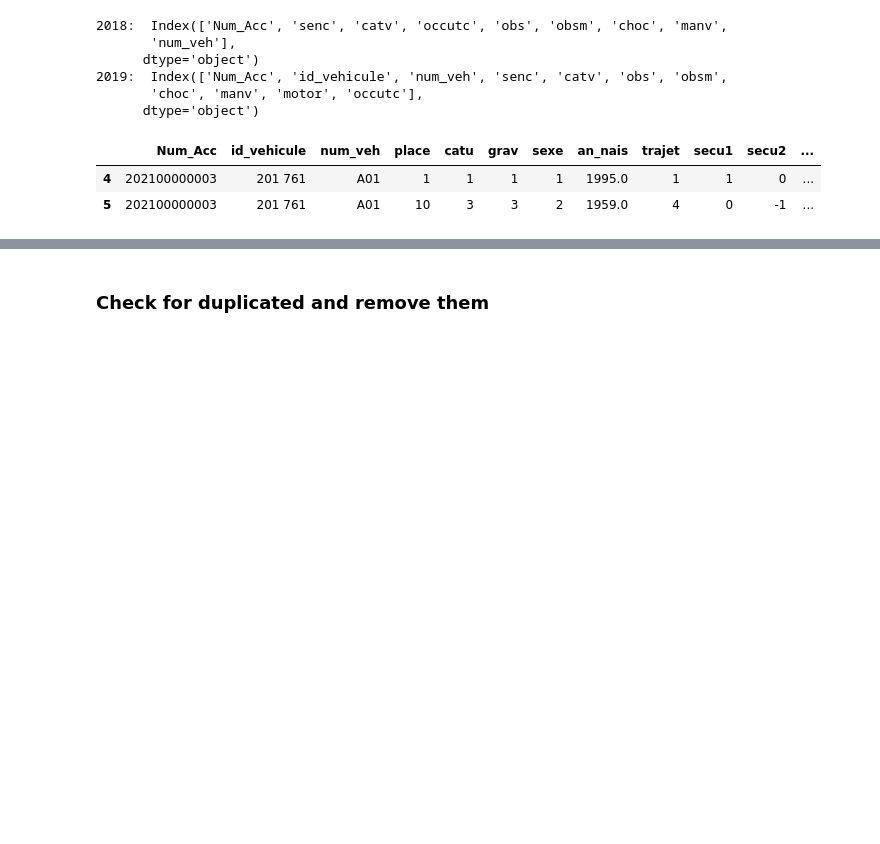
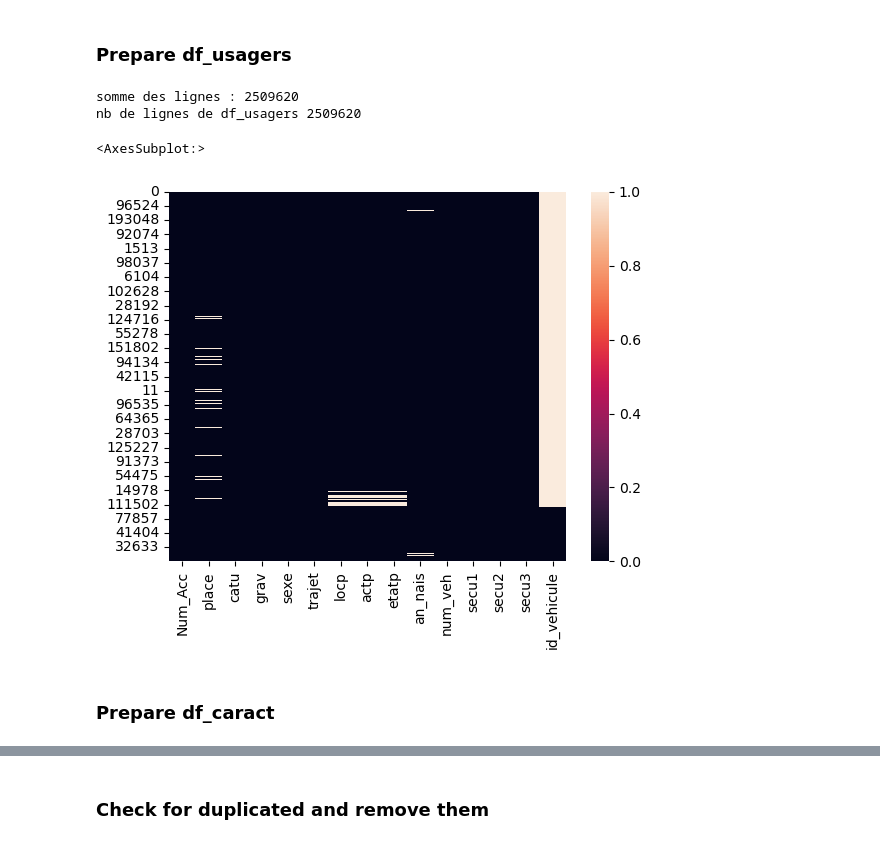
Before and after one commit to nicolascarayon/projet-accidents-routiers, a Jupyter notebook: nico_draft_merge_data.ipynb, the cells around one changed output, grey strips where cells are left out. Drawn from its saved outputs; the diff is of its cells as text; code cells hidden in the pictures; blank space fills up the shorter version.

```diff
--- a/nico_draft_merge_data.ipynb
+++ b/nico_draft_merge_data.ipynb
@@ -67,25 +19,41 @@ Name: secu, dtype: int64
-# %%
-# for key in dic_usagers:
-#     print(f"{key} : ", dic_usagers[key].columns)
-
-# for key in dic_vehic:
-#     print(f"{key} : ", dic_vehic[key].columns)
-
-print("2018: ", dic_vehic[2018].columns)
-print("2019: ", dic_vehic[2019].columns)
-# %% [output]
-2018:  Index(['Num_Acc', 'senc', 'catv', 'occutc', 'obs', 'obsm', 'choc', 'manv',
-       'num_veh'],
-      dtype='object')
-2019:  Index(['Num_Acc', 'id_vehicule', 'num_veh', 'senc', 'catv', 'obs', 'obsm',
-       'choc', 'manv', 'motor', 'occutc'],
-      dtype='object')
-# %%
-df = dic_usagers[2021]
-df.drop_duplicates(inplace=True)
-
-dic_vehic
-# %% [output]
-|  | Num_Acc | id_vehicule | num_veh | place | catu | grav | sexe | an_nais | trajet | secu1 | secu2 | ... |
-| 4 | 202100000003 | 201 761 | A01 | 1 | 1 | 1 | 1 | 1995.0 | 1 | 1 | 0 | ... |
-| 5 | 202100000003 | 201 761 | A01 | 10 | 3 | 3 | 2 | 1959.0 | 4 | 0 | -1 | ... |
+# %% [markdown]
+### Prepare df_usagers
+# %%
+# Concat all df usagers
+# from 2005 to 2018 -> ['secu'] is splitted into ['secu1', 'secu2', 'secu3']
+for year in range(start_year, end_year+1):
+    df = dic_usagers[year]
+    if 2005 <= year <= 2018:
+        # create columns ['secu1', 'secu2', 'secu3'] and drop old 'secu'
+        df['secu'] = df['secu'].replace(to_replace=np.nan, value=-1)
+        df['secu1'] = df['secu'] // 10
+        df['secu2'] = df['secu'] % 10
+        df['secu3'] = np.ones(len(df['secu']))*(-1)
+
+        df = df.drop(columns=['secu'])
+        df['secu1'] = df['secu1'].astype('int')
+        df['secu2'] = df['secu2'].astype('int')
+        df['secu3'] = df['secu3'].astype('int')
+
+    if year == start_year:
+        df_usagers = df
+    else:
+        df_usagers = pd.concat([df_usagers, df], axis=0)
+
+# check number of lines
+nb_lines = 0
+for year in range(start_year, end_year+1):
+    nb_lines += dic_usagers[year].shape[0]
+
+print('somme des lignes :', nb_lines)
+print('nb de lignes de df_usagers', df_usagers.shape[0])
+# %% [output]
+somme des lignes : 2509620
+nb de lignes de df_usagers 2509620
+# %%
+sns.heatmap(df_usagers.isna())
+# %% [output]
+<AxesSubplot:>
+[figure, added]
+# %% [markdown]
+### Prepare df_caract
```
Also changed, not shown: parts of 10 cells of this notebook, 1 other file.
